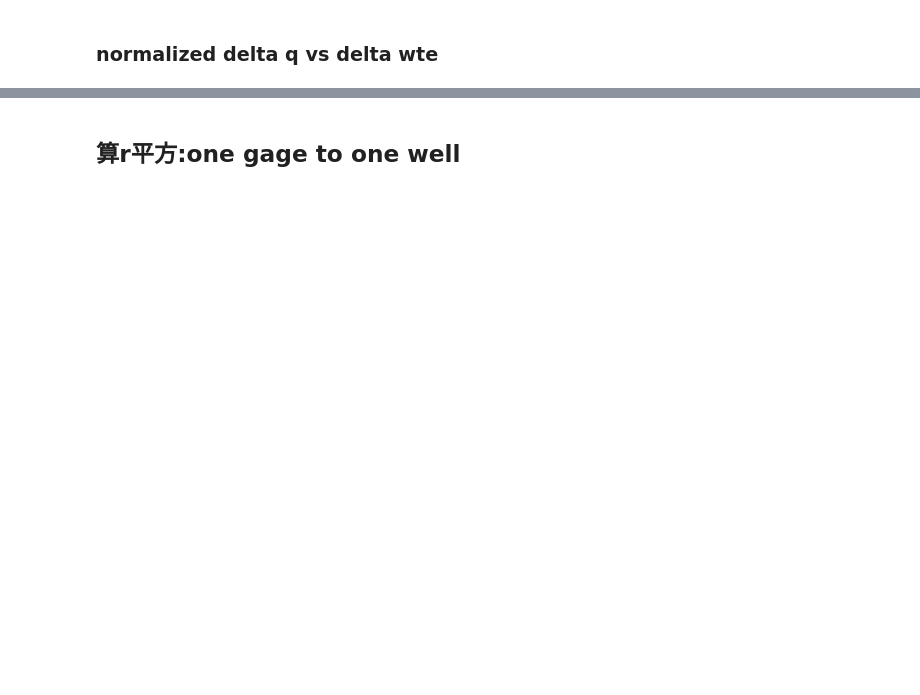
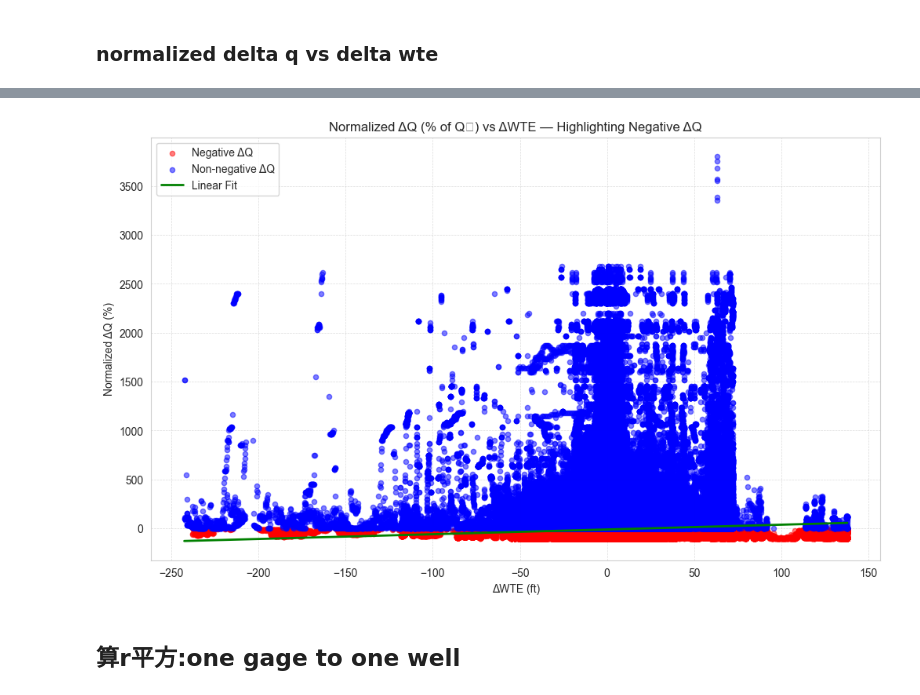
Before and after one commit to xueyil9/gslb_local_running, a Jupyter notebook: plot_delta_base_bfd_1.ipynb, the cells around one changed output, grey strips where cells are left out. Drawn from its saved outputs; the diff is of its cells as text; code cells hidden in the pictures; blank space fills up the shorter version.

Commit message:
use the new pchip data

```diff
--- a/plot_delta_base_bfd_1.ipynb
+++ b/plot_delta_base_bfd_1.ipynb
@@ -708,3 +591,53 @@ Percentage of ref gages with a positive slope: nan%
+# %%
+# Highlighting negative values of normalized_delta_q
+import matplotlib.pyplot as plt
+import pandas as pd
+from scipy.stats import linregress
+
+# Ensure the 'df' DataFrame is already prepared, sorted, and cleaned
+df_negative = df[df['normalized_delta_q'] < 0]  # Filter negative values
+df_positive = df[df['normalized_delta_q'] >= 0]  # Filter non-negative values
+
+# Plot negative and positive values separately
+plt.figure(figsize=(12, 7))
+plt.scatter(
+    df_negative['delta_wte'],
+    df_negative['normalized_delta_q'],
+    color='red',
+    alpha=0.5,
+    s=20,
+    label='Negative ΔQ'
+)
+plt.scatter(
+    df_positive['delta_wte'],
+    df_positive['normalized_delta_q'],
+    color='blue',
+    alpha=0.5,
+    s=20,
+    label='Non-negative ΔQ'
+)
+
+# Linear regression and plotting for visualization
+slope, intercept, r_value, p_value, std_err = linregress(df['delta_wte'], df['normalized_delta_q'])
+x_vals = pd.Series(sorted(df['delta_wte'].unique()))
+y_vals = intercept + slope * x_vals
+plt.plot(x_vals, y_vals, color='green', linewidth=2, label='Linear Fit')
+
+# Adding a legend
+plt.legend(loc='upper left')
+
+# Annotation and aesthetics
+plt.title('Normalized ΔQ (% of Q₀) vs ΔWTE — Highlighting Negative ΔQ')
+plt.xlabel('ΔWTE (ft)')
+plt.ylabel('Normalized ΔQ (%)')
+plt.grid(True, linestyle='--', linewidth=0.5, alpha=0.7)
+plt.gca().set_facecolor('white')
+
+# Save or display the figure
+plt.savefig('base_on_bfd_1/highlighted_negative_normalized_delta_q_vs_delta_wte.png', bbox_inches='tight')
+plt.show()
+# %% [output]
+[figure, added]
 # %% [markdown]
 ## 算r平方:one gage to one well
 # %%
```
Also changed, not shown: parts of 65 cells of this notebook.
